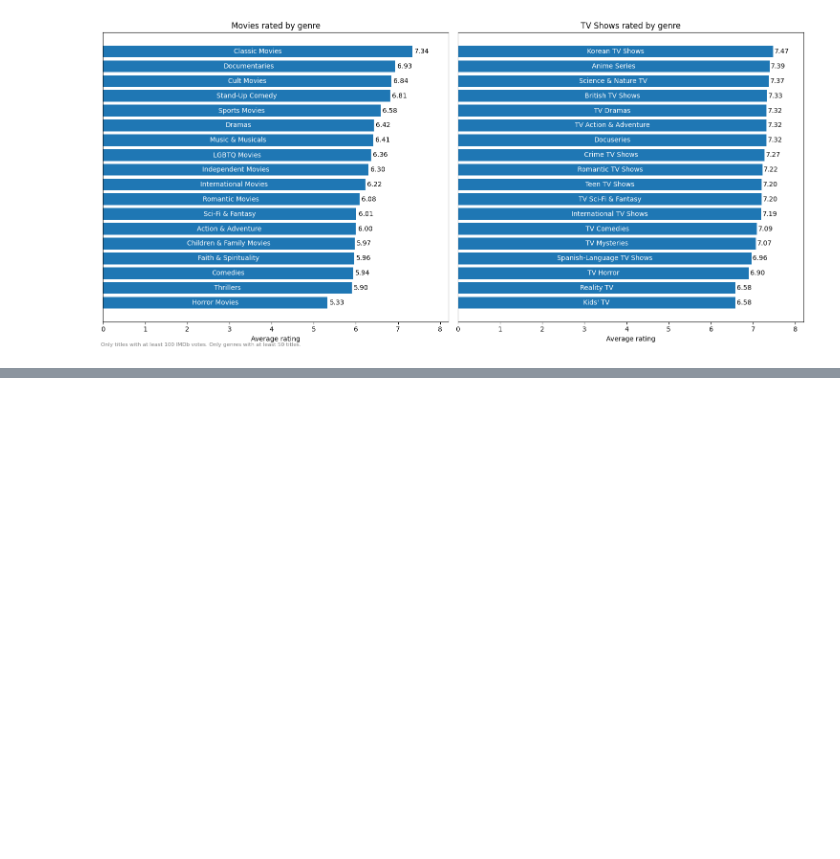
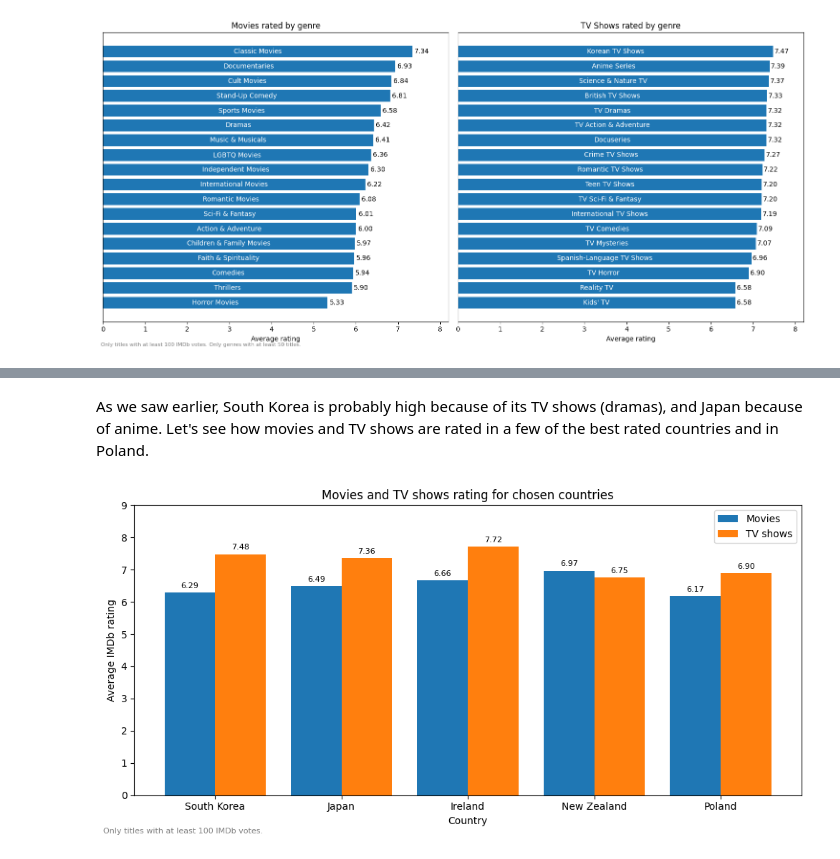
Before and after one commit to PaulinaWalasiewicz/netflix-imdb-analysis, a Jupyter notebook: notebooks/analysis.ipynb, the cells around one changed output, grey strips where cells are left out. Saved outputs shown, nothing was run; the diff lists cells and outputs as text; code cells hidden in the pictures; blank space fills up the shorter version.

```diff
--- a/notebooks/analysis.ipynb
+++ b/notebooks/analysis.ipynb
@@ -234,0 +300,37 @@ plt.show()
+# %% [markdown]
+As we saw earlier, South Korea is probably high because of its TV shows (dramas),
+and Japan because of anime. Let's see how movies and TV shows are rated
+in a few of the best rated countries and in Poland.
+# %%
+import numpy as np
+
+fig, ax = plt.subplots(figsize=(10, 5))
+
+width = 0.4
+df_selected = df_countries[df_countries["country"].isin(["South Korea", "Japan", "Ireland", "New Zealand", "Poland"])]
+x = np.arange(len(df_selected))
+
+# Movies on left, TV shows on right
+bars1 = ax.bar(x - width/2, df_selected["movie_avg_rating"], width, label="Movies")
+bars2 = ax.bar(x + width/2, df_selected["tv_show_avg_rating"], width, label="TV shows")
+
+# values on top of bars with bar_label
+ax.bar_label(bars1, fmt="%.2f", padding=3, fontsize=8)
+ax.bar_label(bars2, fmt="%.2f", padding=3, fontsize=8)
+
+ax.set_title("Movies and TV shows rating for chosen countries")
+ax.set_xlabel("Country")
+ax.set_ylabel("Average IMDb rating")
+ax.set_xticks(x)
+ax.set_xticklabels(df_selected["country"])
+ax.set_ylim(0, 9)
+ax.legend()
+
+fig.text(0.01, 0.01, "Only titles with at least 100 IMDb votes.",
+         fontsize=8, color="gray")
+
+plt.tight_layout()
+plt.savefig("../images/04_countries_b.png", dpi=150)
+plt.show()
+# %% [output]
+[figure, added]
```
Also changed, not shown: parts of 16 cells of this notebook, 2 other files.
